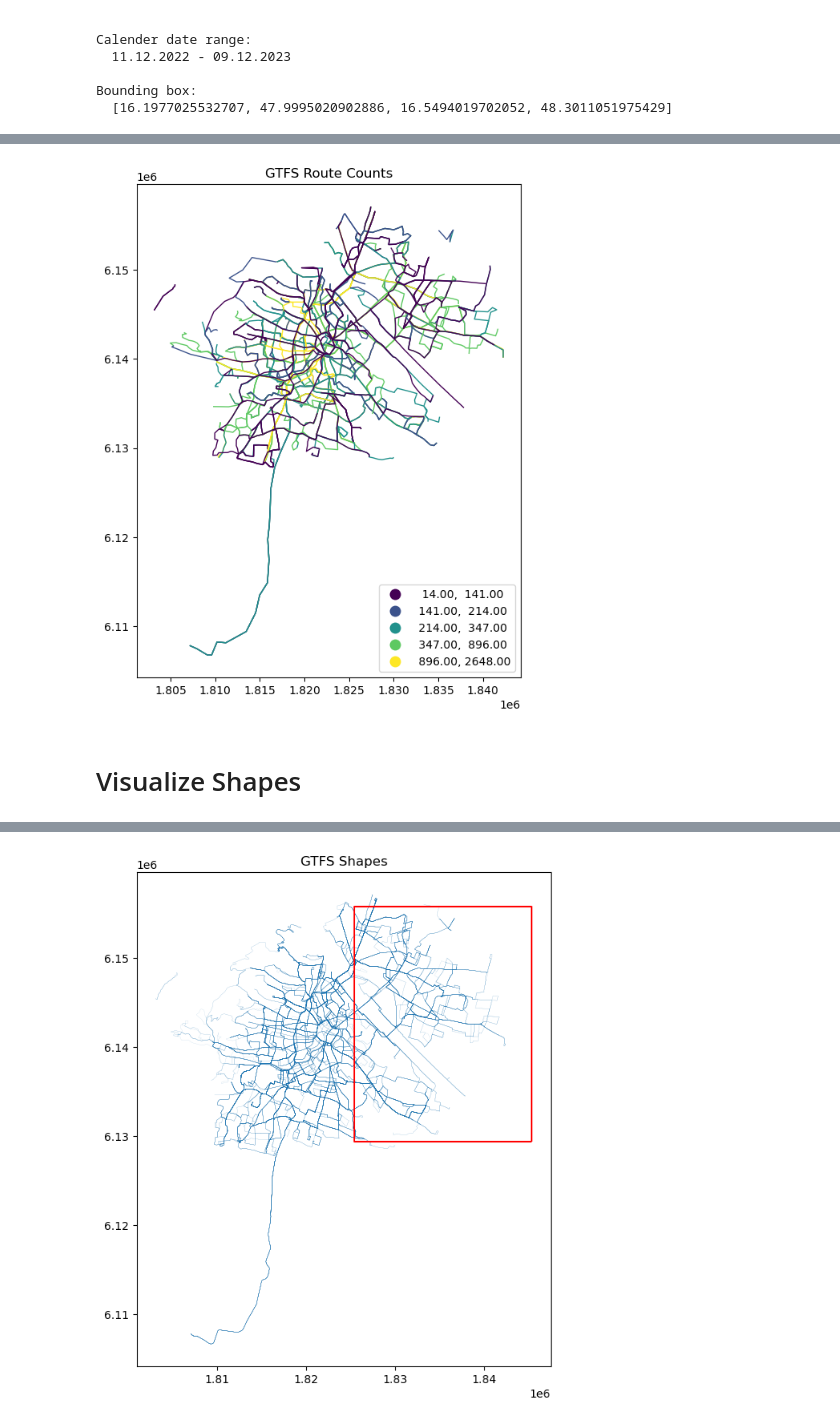
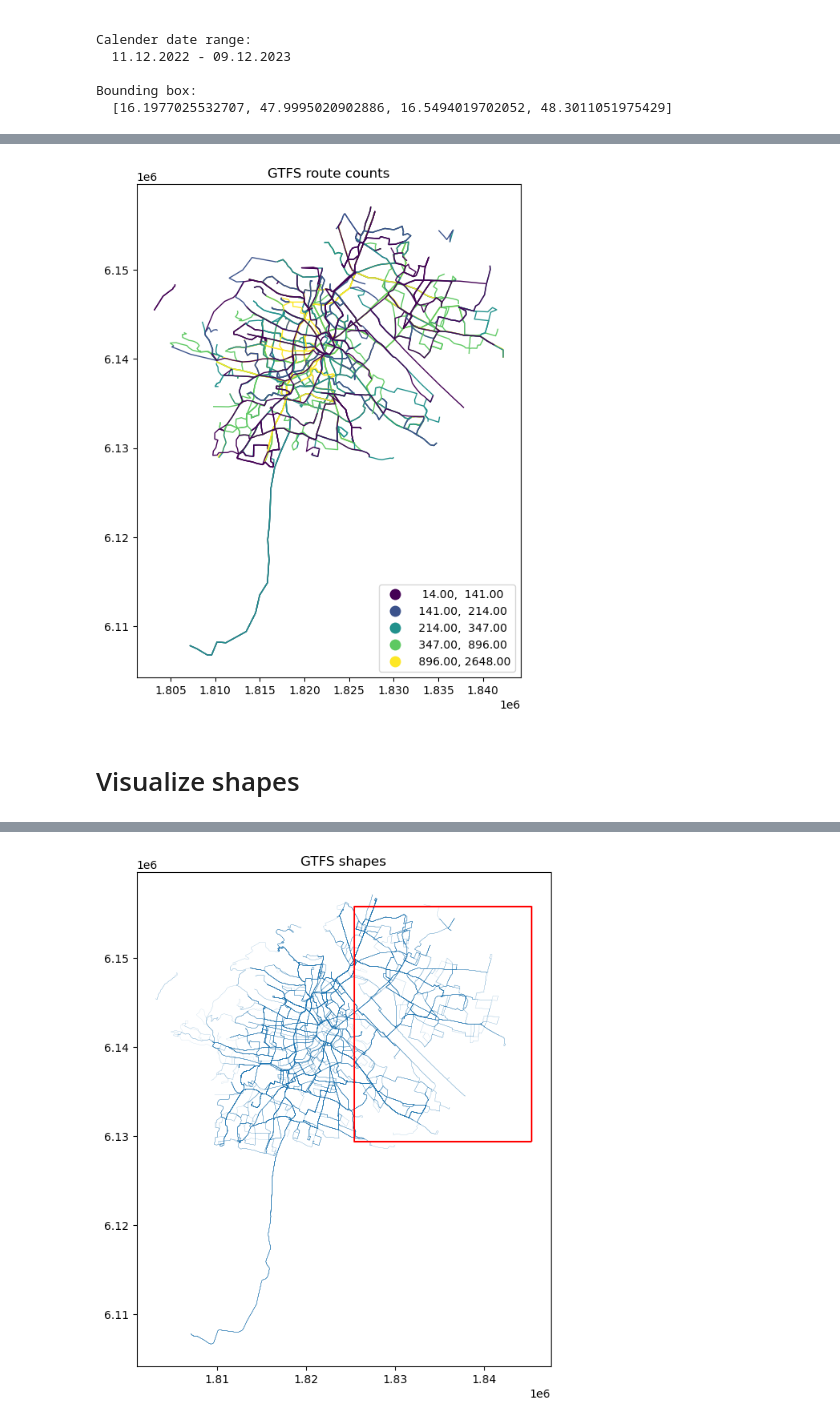
Before and after one commit to theroutingcompany/gtfsutils, a Jupyter notebook: quickstart.ipynb, the cells around one changed output, grey strips where cells are left out. Saved outputs shown, nothing was run; the diff lists cells and outputs as text; code cells hidden in the pictures.

```diff
--- a/quickstart.ipynb
+++ b/quickstart.ipynb
@@ -83,16 +83,16 @@ Wall time: 542 ms
 # %%
 fig, ax = plt.subplots(figsize=(8, 8))
 
 gdf_plot = gdf_routes.to_crs(epsg=3857)
 gdf_plot.plot(
     ax=ax, linewidth=1, alpha=1,
     column='counts', cmap='viridis', scheme='quantiles',
     legend=True, legend_kwds={'loc': 'lower right'})
-ax.set_title("GTFS Route Counts");
+ax.set_title("GTFS route counts");
 # %% [output]
-[figure, old version]
+[figure, new version]
 # %% [markdown]
-# Visualize Shapes
+# Visualize shapes
 # %%
 %%time
 gdf = gtfsutils.load_shapes(df_dict)
```
Also changed, not shown: parts of 28 cells of this notebook.
